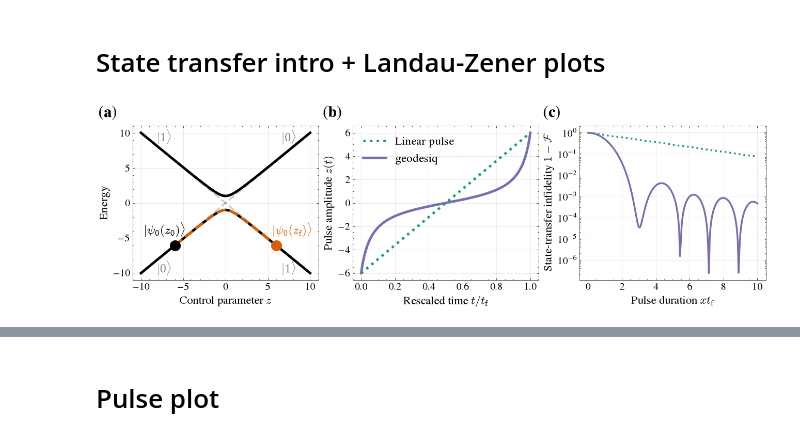
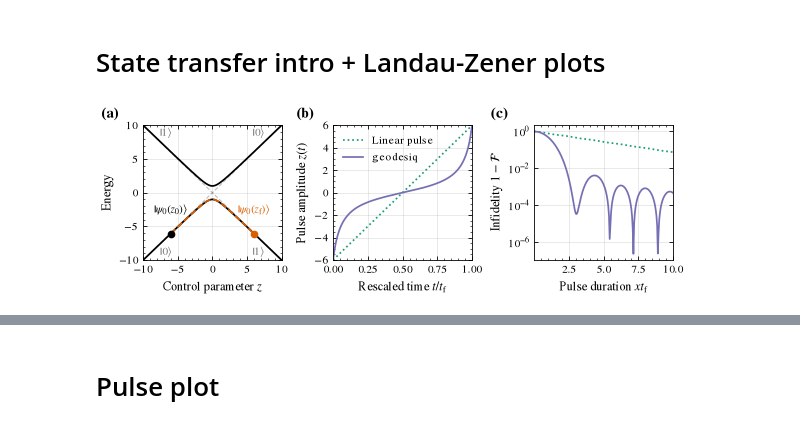
Before and after one commit to geodesiq-control/geodesiq-control, a Jupyter notebook: dev/manuscript_figures.ipynb, the cells around one changed output, grey strips where cells are left out. Saved outputs shown, nothing was run; the diff lists cells and outputs as text; code cells hidden in the pictures.

```diff
--- a/dev/manuscript_figures.ipynb
+++ b/dev/manuscript_figures.ipynb
@@ -103,11 +151,9 @@ fidelity_linear = fidelity_vs_time(
 fidelities_geometric = fidelity_vs_time(durations, model_lz, controls={"alpha": 2, "beta": 2})
 fidelities_faquad = fidelity_vs_time(durations, model_lz, controls={"alpha": 4, "beta": 2})
 # %%
-C_SPECTRUM = "#d95f02"  # blue
+C_SPECTRUM = "#d95f02"  # orange
 C_GEOMETRIC = "#7570b3"
 C_LINEAR = "#1b9e77"
-linewidth = 3.5
-fontsize_label = 16
 
 
 def return_pulse(model):
@@ -133,69 +179,83 @@ model_intro.solve_problem(pulse_accuracy=1000)
 pulse_geo = return_pulse(model_intro)
 t_geo = np.linspace(0, 1, len(pulse_geo))
 
-fig, (ax_a, ax_b, ax_c) = plt.subplots(1, 3, figsize=(13, 4), constrained_layout=True)
+fig, (ax_a, ax_b, ax_c) = plt.subplots(1, 3, figsize=(FIGURE_WIDTH, 1.95), layout="constrained")
 
 # ─────────────────────────────────────────────────────────────────────────────
 # (a)  Eigenenergies
 # ─────────────────────────────────────────────────────────────────────────────
+ax_a.set_xlabel("Control parameter $z$")
+ax_a.set_ylabel("Energy")
 
+z = np.linspace(-10, 10, 200)
+ax_a.plot(z, np.sqrt(1 + z**2), color="black")
+ax_a.plot(z, -np.sqrt(1 + z**2), color="black")
+for sign in (1, -1):
+    ax_a.plot(z, sign * z, color="black", alpha=0.25, ls="dashed", lw=LW_AUX)
 
-ax_a.set_xlabel("Control parameter $z$", fontsize=fontsize_label)
-ax_a.set_ylabel("Energy", fontsize=fontsize_label)
+# Diabatic states in the empty corner triangles, on the outer side of each branch
+for z_label, e_label, ket, ha, va in (
+    (-7.6, 8.0, 1, "left", "bottom"),
+    (7.6, 8.0, 0, "right", "bottom"),
+    (-7.6, -8.0, 0, "left", "top"),
+    (7.6, -8.0, 1, "right", "top"),
+):
+    ax_a.text(z_label, e_label, rf"$|{ket}\rangle$", color="0.45", ha=ha, va=va)
 
-scatter_size = 200
-x = np.linspace(-10, 10, 100)
-ax_a.plot(x, np.sqrt(1 + x**2), linewidth=linewidth, color="black")
-ax_a.plot(x, -np.sqrt(1 + x**2), linewidth=linewidth, color="black")
-ax_a.plot(x, x, linewidth=linewidth - 1, color="black", alpha=0.2, ls="dashed")
-ax_a.plot(x, -x, linewidth=linewidth - 1, color="black", alpha=0.2, ls="dashed")
-
-ax_a.text(0.13, 0.05, r"$|0\rangle$", fontsize=17, color="gray", transform=ax_a.transAxes)
-ax_a.text(0.13, 0.9, r"$|1\rangle$", fontsize=17, color="gray", transform=ax_a.transAxes)
-
-ax_a.text(0.8, 0.05, r"$|1\rangle$", fontsize=17, color="gray", transform=ax_a.transAxes)
-ax_a.text(0.8, 0.9, r"$|0\rangle$", fontsize=17, color="gray", transform=ax_a.transAxes)
-
-x_plot = np.linspace(z0_intro, zf_intro, 100)
-ax_a.plot(x_plot, -np.sqrt(1 + x_plot**2), linewidth=linewidth, linestyle="dashed", color=C_SPECTRUM)
-ax_a.scatter(x_plot[0], -np.sqrt(1 + x_plot[0] ** 2), zorder=2, s=scatter_size, color="black")
-ax_a.text(0.06, 0.3, r"$|\psi_0(z_0)\rangle$", fontsize=17, color="black", transform=ax_a.transAxes)
-ax_a.scatter(x_plot[-1], -np.sqrt(1 + x_plot[-1] ** 2), color=C_SPECTRUM, zorder=2, s=scatter_size)
-ax_a.text(0.75, 0.3, r"$|\psi_0(z_\mathrm{f})\rangle$", fontsize=17, color=C_SPECTRUM, transform=ax_a.transAxes)
+z_path = np.linspace(z0_intro, zf_intro, 100)
+e_path = -np.sqrt(1 + z_path**2)
+ax_a.plot(z_path, e_path, ls="dashed", color=C_SPECTRUM)
+ax_a.plot(z_path[0], e_path[0], "o", color="black", zorder=3)
+ax_a.plot(z_path[-1], e_path[-1], "o", color=C_SPECTRUM, zorder=3)
+ax_a.set_xlim(min(z), max(z))
+ax_a.set_ylim(min(z), max(z))
+# State labels in the free space between the branches, above their markers and in their colours
+ax_a.annotate(
+    r"$|\psi_0(z_0)\rangle$", (z_path[0], e_path[0]), xytext=(0, 13), textcoords="offset points", ha="center", va="bottom"
+)
+ax_a.annotate(
+    r"$|\psi_0(z_\mathrm{f})\rangle$",
+    (z_path[-1], e_path[-1]),
+    xytext=(0, 13),
+    textcoords="offset points",
+    ha="center",
+    va="bottom",
+    color=C_SPECTRUM,
+)
 
 # ─────────────────────────────────────────────────────────────────────────────
 # (b)  Pulse
 # ─────────────────────────────────────────────────────────────────────────────
-ax_b.plot(t_lin, pulse_lin, color=C_LINEAR, lw=linewidth, label="Linear pulse", ls="dotted")
-ax_b.plot(t_geo, pulse_geo, color=C_GEOMETRIC, lw=linewidth, label="geodesiq")
+ax_b.plot(t_lin, pulse_lin, color=C_LINEAR, label="Linear pulse", ls="dotted")
+ax_b.plot(t_geo, pulse_geo, color=C_GEOMETRIC, label="geodesiq")
 
-ax_b.set_xlabel("Rescaled time $t / t_\mathrm{f}$", fontsize=fontsize_label)
-ax_b.set_ylabel("Pulse amplitude $z(t)$", fontsize=fontsize_label)
-ax_b.legend(frameon=False, fontsize=fontsize_label)
+ax_b.set_xlabel(r"Rescaled time $t / t_\mathrm{f}$")
+ax_b.set_ylabel("Pulse amplitude $z(t)$")
+ax_b.legend(loc="upper left", handlelength=1.8)
+ax_b.set_xlim(min(t_lin), max(t_lin))
+ax_b.set_ylim(min(pulse_lin), max(pulse_lin))
 
 # ─────────────────────────────────────────────────────────────────────────────
 # (c)  Infidelity log-scale
 # ─────────────────────────────────────────────────────────────────────────────
-
-# infidelity (log)
 infidelity_linear = 1 - fidelity_linear_intro
 infidelity_geometric = 1 - fidelities_geometric_intro
 
-ax_c.semilogy(durations, infidelity_linear, color=C_LINEAR, lw=linewidth - 1, ls="dotted")
-ax_c.semilogy(durations, infidelity_geometric, color=C_GEOMETRIC, lw=linewidth - 1)
-ax_c.set_ylabel(r"State-transfer infidelity $1-\mathcal{F}$", fontsize=fontsize_label)
+ax_c.semilogy(durations, infidelity_linear, color=C_LINEAR, ls="dotted")
+ax_c.semilogy(durations, infidelity_geometric, color=C_GEOMETRIC)
+ax_c.set_ylabel(r"Infidelity $1-\mathcal{F}$")
 ax_c.yaxis.set_minor_locator(ticker.LogLocator(subs="all"))
-ax_c.set_xlabel(r"Pulse duration $xt_\mathrm{f}$", fontsize=fontsize_label)
+ax_c.set_xlabel(r"Pulse duration $xt_\mathrm{f}$")
+ax_c.set_xlim(min(durations), max(durations))
 
 for ax in [ax_a, ax_b, ax_c]:
-    ax.tick_params(labelsize=14)
-    ax.grid(alpha=0.4)
+    ax.grid()
 
 panel_labels(fig, [ax_a, ax_b, ax_c])
 
 plt.show()
 
-fig.savefig("figures/introduction.pdf")
+save_figure(fig, "introduction")
 # %% [output]
-[figure, old version]
+[figure, new version]
 # %%
```
Also changed, not shown: parts of 8 cells of this notebook, 20 other files.
